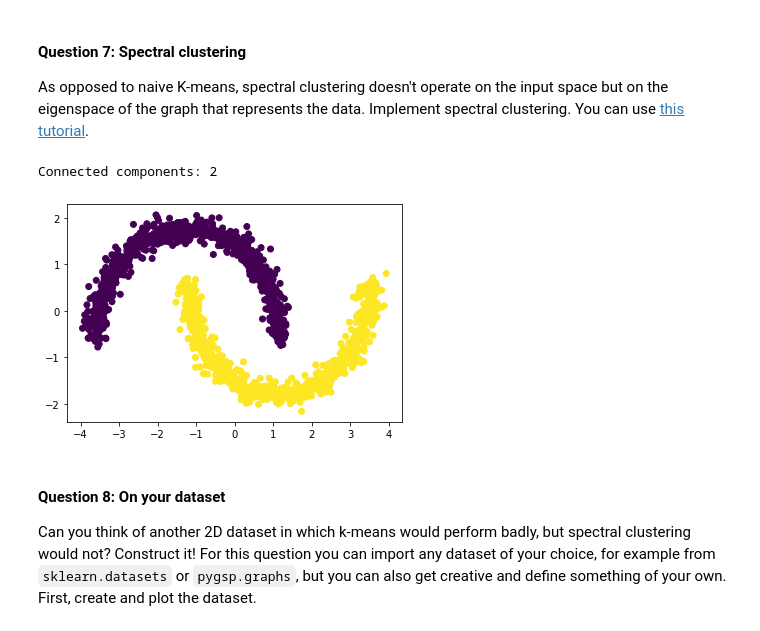
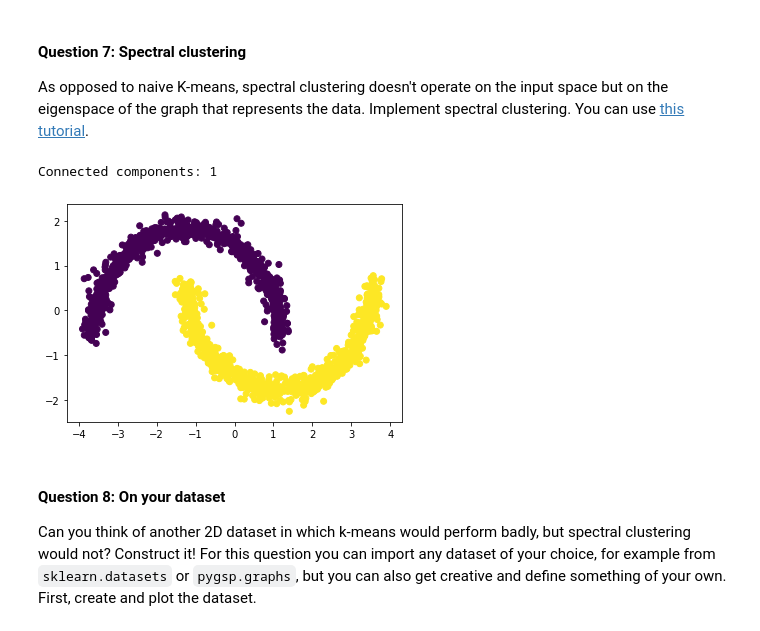
Before and after one commit to alex-mocanu/A-Network-Tour-of-DS-Homework, a Jupyter notebook: Assignment 2/2_learning_with_graphs.ipynb, the cells around one changed output. Saved outputs shown, nothing was run; the diff lists cells and outputs as text; code cells hidden in the pictures.

Commit message:
Changed sigma selection method in task 1

```diff
--- a/Assignment 2/2_learning_with_graphs.ipynb
+++ b/Assignment 2/2_learning_with_graphs.ipynb
@@ -101,7 +123,7 @@ def compute_laplacian(adjacency: np.ndarray, normalize: bool):
     """
     # Compute the number of edges
     n = adjacency.shape[0]
-    n_edges = ((adjacency > 0).sum() - n) // 2
+    n_edges = (adjacency > 0).sum() // 2
     # Compute the incidence matrix
     S = np.zeros((n_edges, n))
     l = 0
@@ -179,3 +201,12 @@ def compute_number_connected_components(lamb: np.array, threshold: float):
     return (lamb < threshold).sum()
 # %% [markdown]
 Tune the parameters $\epsilon$ and $\sigma$ of the similarity graph so that the graph is connected. Otherwise, clustering would be too simple!
+# %%
+# Inspect weights histogram to get one connected component
+conn_sigma_two_moons = 0.6
+weights = compute_RBF(X, conn_sigma_two_moons)
+plt.hist(weights.flatten(), bins=100)
+plt.title('Weights histogram')
+plt.xlabel('Weight')
+plt.ylabel('Number of point pairs')
+plt.show()
@@ -181,0 +215,5 @@ Tune the parameters $\epsilon$ and $\sigma$ of the similarity graph so that the
+# %%
+# Generate new adjacency matrix
+conn_adjacency = epsilon_similarity_graph(X, sigma=conn_sigma_two_moons, epsilon=0.3)
+plt.spy(conn_adjacency)
+plt.show()
@@ -182 +222,7 @@ Tune the parameters $\epsilon$ and $\sigma$ of the similarity graph so that the
+# %%
+# Compute the new Laplacian matrices and their eigendecompositions
+conn_laplacian_comb = compute_laplacian(conn_adjacency, normalize=False)
+conn_laplacian_norm = compute_laplacian(conn_adjacency, normalize=True)
+conn_lamb_comb, conn_U_comb = spectral_decomposition(conn_laplacian_comb)
+conn_lamb_norm, conn_U_norm = spectral_decomposition(conn_laplacian_norm)
 # %%
@@ -237,14 +283,14 @@ class SpectralClustering():
         y_pred = self.clustering_method.fit(y).labels_
         return y_pred
 # %%
-print("Connected components:", compute_number_connected_components(lamb_norm, threshold=1e-12))
+print("Connected components:", compute_number_connected_components(conn_lamb_norm, threshold=1e-12))
 spectral_clustering = SpectralClustering(n_classes=2, normalize=True)
-y_pred = spectral_clustering.fit_predict(adjacency)
+y_pred = spectral_clustering.fit_predict(conn_adjacency)
 plt.scatter(X[:, 0], X[:, 1], c=y_pred)
 plt.show()
 # %% [output]
-Connected components: 2
+Connected components: 1
-[figure, old version]
+[figure, new version]
 # %% [markdown]
 #### Question 8: On your dataset
 
```
Also changed, not shown: parts of 24 cells of this notebook.
